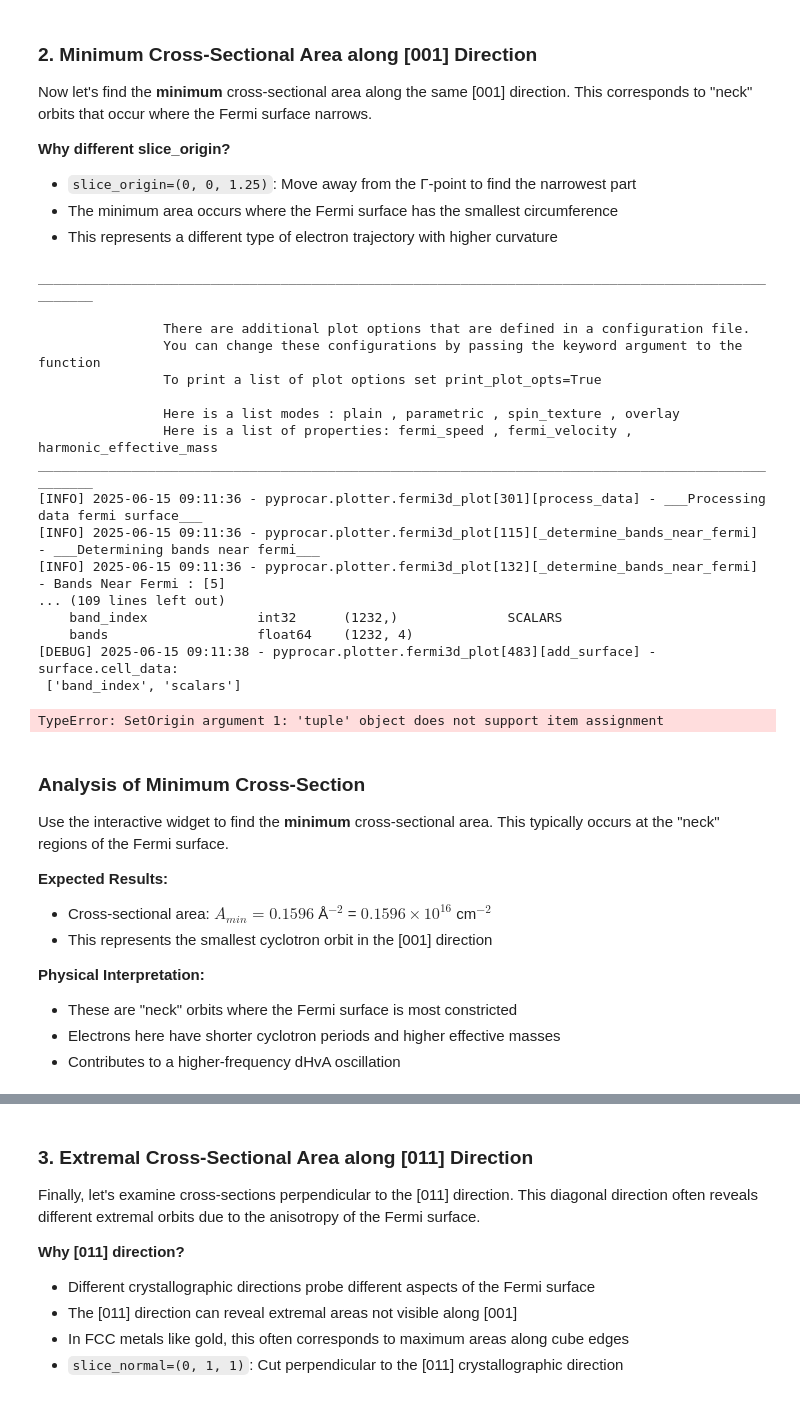
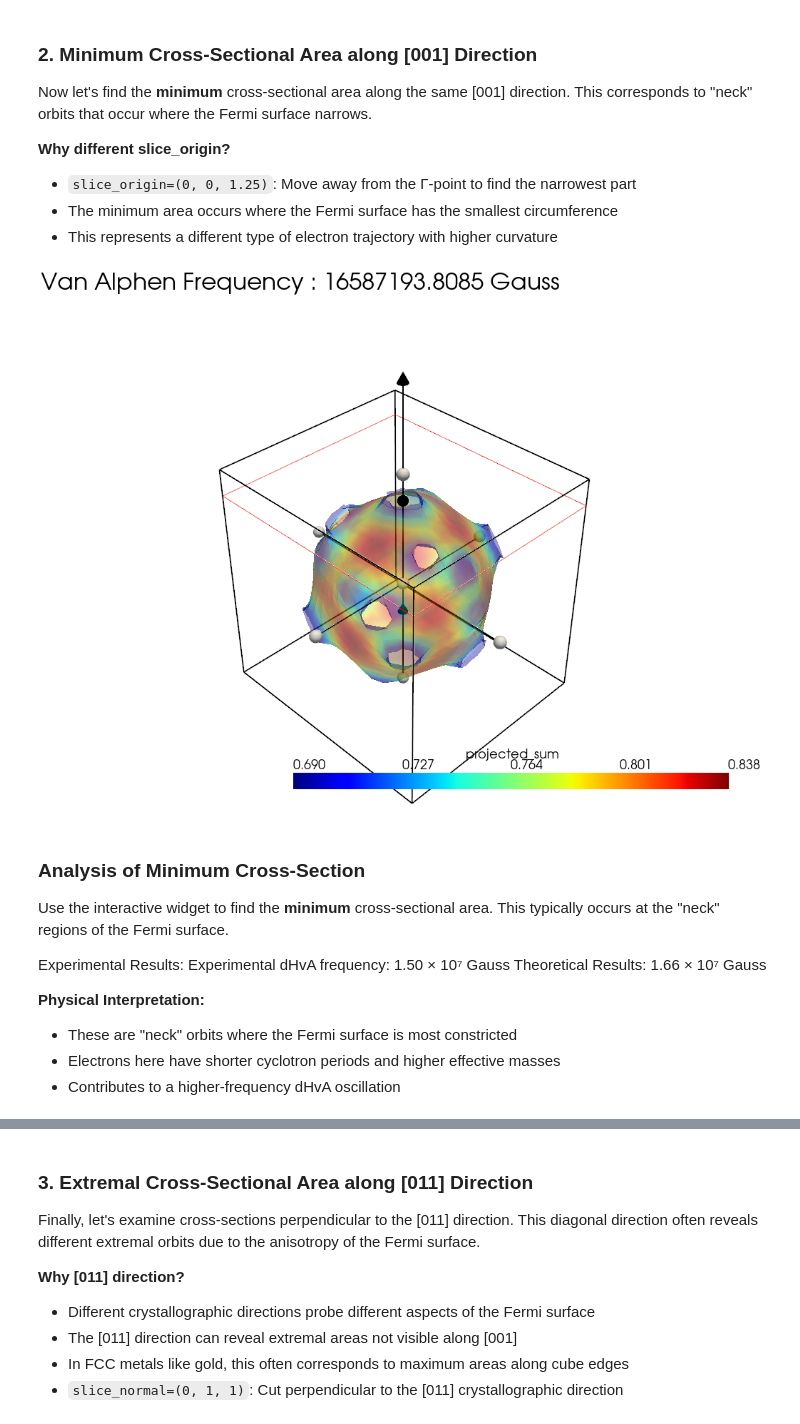
Before and after one commit to romerogroup/pyprocar, a Jupyter notebook: examples/04-fermi3d/02-De Hass Van Alphen Frequencies.ipynb, the cells around one changed output, grey strips where cells are left out. Cells and saved outputs as stored; diff of their text form; code cells hidden in the pictures.

```diff
--- a/examples/04-fermi3d/02-De Hass Van Alphen Frequencies.ipynb
+++ b/examples/04-fermi3d/02-De Hass Van Alphen Frequencies.ipynb
@@ -212,41 +192,25 @@ Now let's find the **minimum** cross-sectional area along the same [001] directi
 # %%
 # Search for the minimum cross-sectional area
 # Move the slice origin away from center to find the neck region
 fermiHandler.plot_fermi_cross_section_box_widget(
     bands=[5],                    # Same band as before
+    show_van_alphen_frequency=True,
     slice_normal=(0, 0, 1),      # Same cutting direction [001]
-    slice_origin=(0, 0, 1.0),   # Displaced from Γ-point to find neck
+    slice_origin=[0, 0, 0.20],      # Start at Γ-point (k=0,0,0)
     surface_opacity=0.40,        # Semi-transparent visualization
     mode="parametric",           # Show orbital projections
     show=True,                   # Display interactive plot
 )
 # %% [output]
-____________________________________________________________________________________________________
-
-                There are additional plot options that are defined in a configuration file.
-                You can change these configurations by passing the keyword argument to the function
-                To print a list of plot options set print_plot_opts=True
-
-                Here is a list modes : plain , parametric , spin_texture , overlay
-                Here is a list of properties: fermi_speed , fermi_velocity , harmonic_effective_mass
-____________________________________________________________________________________________________
-[INFO] 2025-06-15 09:11:36 - pyprocar.plotter.fermi3d_plot[301][process_data] - ___Processing data fermi surface___
-[INFO] 2025-06-15 09:11:36 - pyprocar.plotter.fermi3d_plot[115][_determine_bands_near_fermi] - ___Determining bands near fermi___
-[INFO] 2025-06-15 09:11:36 - pyprocar.plotter.fermi3d_plot[132][_determine_bands_near_fermi] - Bands Near Fermi : [5]
-... (109 lines left out)
-    band_index              int32      (1232,)              SCALARS
-    bands                   float64    (1232, 4)
-[DEBUG] 2025-06-15 09:11:38 - pyprocar.plotter.fermi3d_plot[483][add_surface] - surface.cell_data:
- ['band_index', 'scalars']
-TypeError: SetOrigin argument 1: 'tuple' object does not support item assignment
+[figure, added]
 # %% [markdown]
 ### Analysis of Minimum Cross-Section
 
 Use the interactive widget to find the **minimum** cross-sectional area. This typically occurs at the "neck" regions of the Fermi surface.
 
-**Expected Results:**
-- Cross-sectional area: $A_{min} = 0.1596$ Å$^{-2}$ = $0.1596 \times 10^{16}$ cm$^{-2}$
-- This represents the smallest cyclotron orbit in the [001] direction
+
+Experimental Results: Experimental dHvA frequency: 1.50 × 10⁷ Gauss
+Theoretical Results: 1.66 × 10⁷ Gauss
 
 **Physical Interpretation:**
 - These are "neck" orbits where the Fermi surface is most constricted
```
Also changed, not shown: parts of 6 cells of this notebook, 1 other file.
